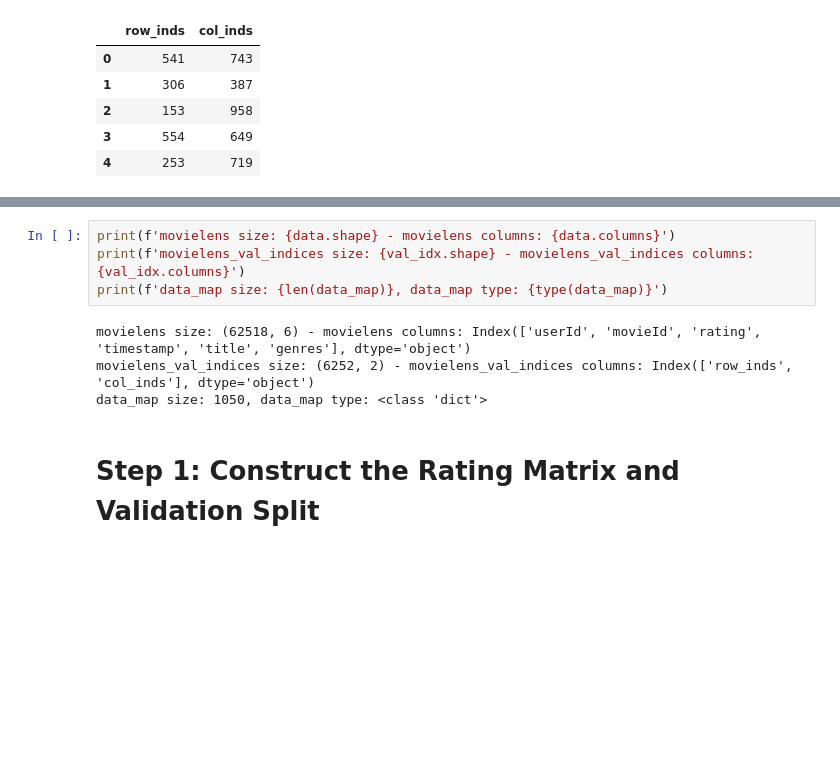
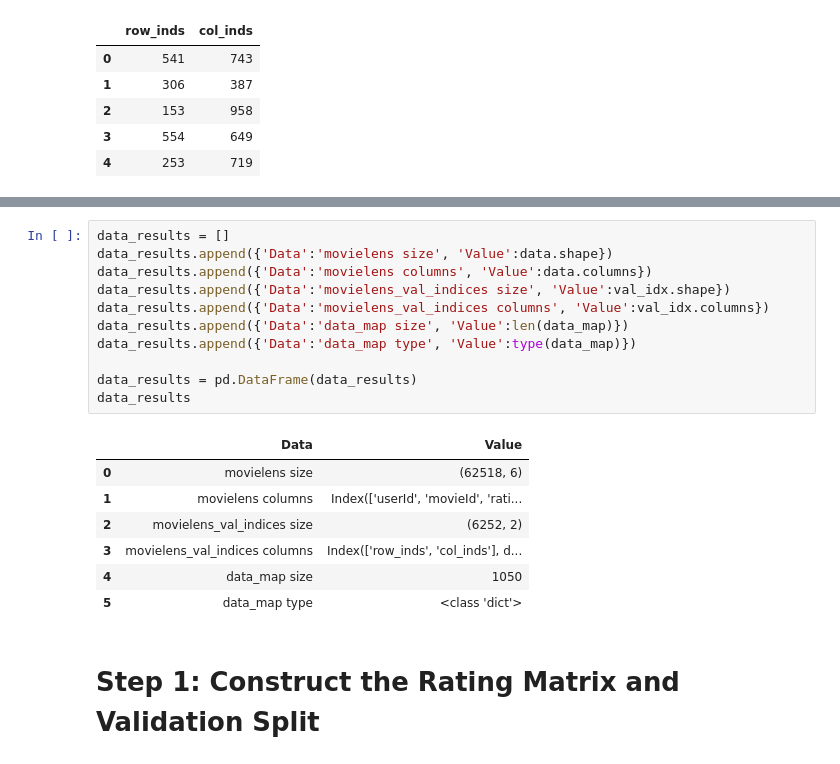
Before and after one commit to pouriaSameti/Mathematics-For-Data-Science, a Jupyter notebook: Project 2/code.ipynb, the cells around one changed output, grey strips where cells are left out. Cells and saved outputs as stored; diff of their text form; blank space fills up the shorter version.

Commit message:
Project 2: Result Change.

```diff
--- a/Project 2/code.ipynb
+++ b/Project 2/code.ipynb
@@ -52,11 +41,22 @@ data_map
 # %%
-print(f'movielens size: {data.shape} - movielens columns: {data.columns}')
-print(f'movielens_val_indices size: {val_idx.shape} - movielens_val_indices columns: {val_idx.columns}')
-print(f'data_map size: {len(data_map)}, data_map type: {type(data_map)}')
+data_results = []
+data_results.append({'Data':'movielens size', 'Value':data.shape})
+data_results.append({'Data':'movielens columns', 'Value':data.columns})
+data_results.append({'Data':'movielens_val_indices size', 'Value':val_idx.shape})
+data_results.append({'Data':'movielens_val_indices columns', 'Value':val_idx.columns})
+data_results.append({'Data':'data_map size', 'Value':len(data_map)})
+data_results.append({'Data':'data_map type', 'Value':type(data_map)})
+
+data_results = pd.DataFrame(data_results)
+data_results
 # %% [output]
-movielens size: (62518, 6) - movielens columns: Index(['userId', 'movieId', 'rating', 'timestamp', 'title', 'genres'], dtype='object')
-movielens_val_indices size: (6252, 2) - movielens_val_indices columns: Index(['row_inds', 'col_inds'], dtype='object')
-data_map size: 1050, data_map type: <class 'dict'>
+|  | Data | Value |
+| 0 | movielens size | (62518, 6) |
+| 1 | movielens columns | Index(['userId', 'movieId', 'rati... |
+| 2 | movielens_val_indices size | (6252, 2) |
+| 3 | movielens_val_indices columns | Index(['row_inds', 'col_inds'], d... |
+| 4 | data_map size | 1050 |
+| 5 | data_map type | <class 'dict'> |
 # %% [markdown]
 # Step 1: Construct the Rating Matrix and Validation Split
 # %% [markdown]
```
Also changed, not shown: parts of 10 cells of this notebook.
